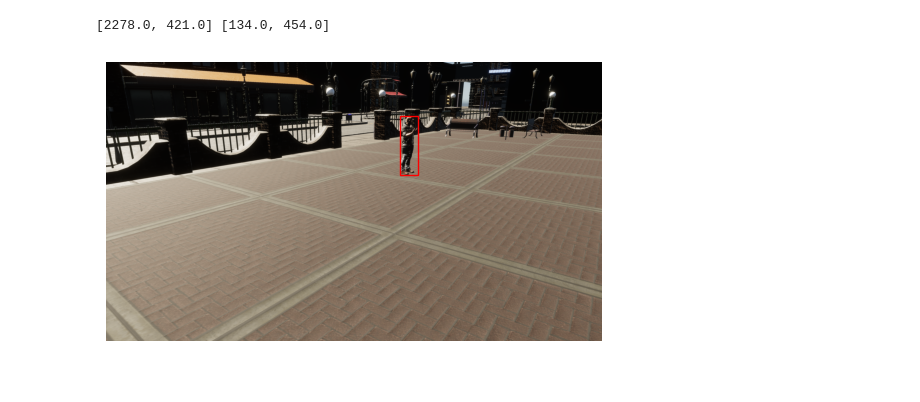
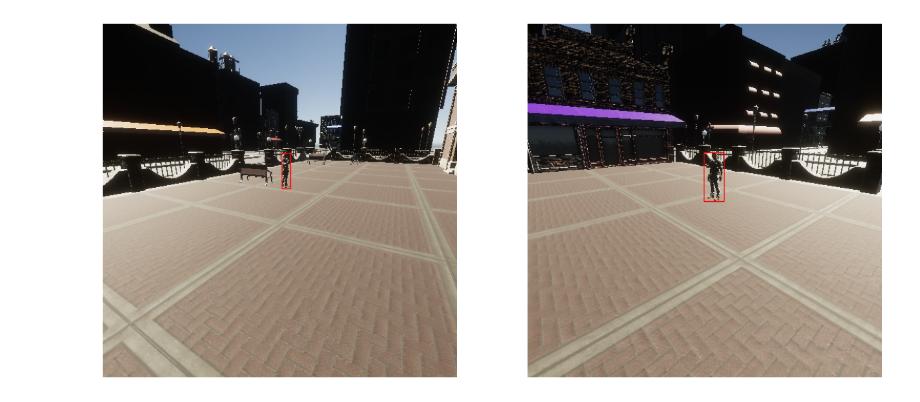
Before and after one commit to lordknight1904/Arsenal, a Jupyter notebook: vis.ipynb, the cells around one changed output. Drawn from its saved outputs; the diff is of its cells as text; code cells hidden in the pictures.

```diff
--- a/vis.ipynb
+++ b/vis.ipynb
@@ -28,20 +11,29 @@ plt.show()
-# %%
-
-caption = data['captures'][0]
-bbox = caption['annotations'][0]['values'][0]
-origin, dimension = bbox['origin'], bbox['dimension']
-print(origin, dimension)
-img = mpimg.imread('./solo/sequence.0/step0.camera_0.png')
-
-fig, ax = plt.subplots()
-ax.imshow(img)
-
-rect = patches.Rectangle(origin, dimension[0], dimension[1], linewidth=1, edgecolor='r', facecolor='none')
-ax.add_patch(rect)
-
-plt.axis('off')
-
-plt.show()
-# %% [output]
-[2278.0, 421.0] [134.0, 454.0]
-[figure, removed]
+# %%
+def extract(l, s):
+    for elem in l:
+        if elem['id'] == s or elem['id'] == f'{s}_0':
+            return elem['values'][0]
+
+captures = data['captures']
+obj_1, obj_2 = captures[0], captures[1]
+img_1, img_2 = obj_1['filename'], obj_2['filename']
+obj_1_3d, bbox_1 = extract(obj_1['annotations'], 'bounding box 3D'), extract(obj_1['annotations'], 'bounding box')
+obj_2_3d, bbox_2 = extract(obj_2['annotations'], 'bounding box 3D'), extract(obj_2['annotations'], 'bounding box')
+# %%
+fig, ax = plt.subplots(1, 2, figsize=(15, 30))
+ax[0].imshow(mpimg.imread(f'./solo/sequence.0/{img_1}'))
+ax[0].add_patch(
+    patches.Rectangle(bbox_1['origin'], bbox_1['dimension'][0], bbox_1['dimension'][1], linewidth=1, edgecolor='r', facecolor='none')
+)
+ax[0].axis('off')
+
+ax[1].imshow(mpimg.imread(f'./solo/sequence.0/{img_2}'))
+ax[1].add_patch(
+    patches.Rectangle(bbox_2['origin'], bbox_2['dimension'][0], bbox_2['dimension'][1], linewidth=1, edgecolor='r', facecolor='none')
+)
+ax[1].axis('off')
+
+# plt.axis('off')
+plt.show()
+# %% [output]
+[figure, added]
```
Also changed, not shown: parts of 6 cells of this notebook.
